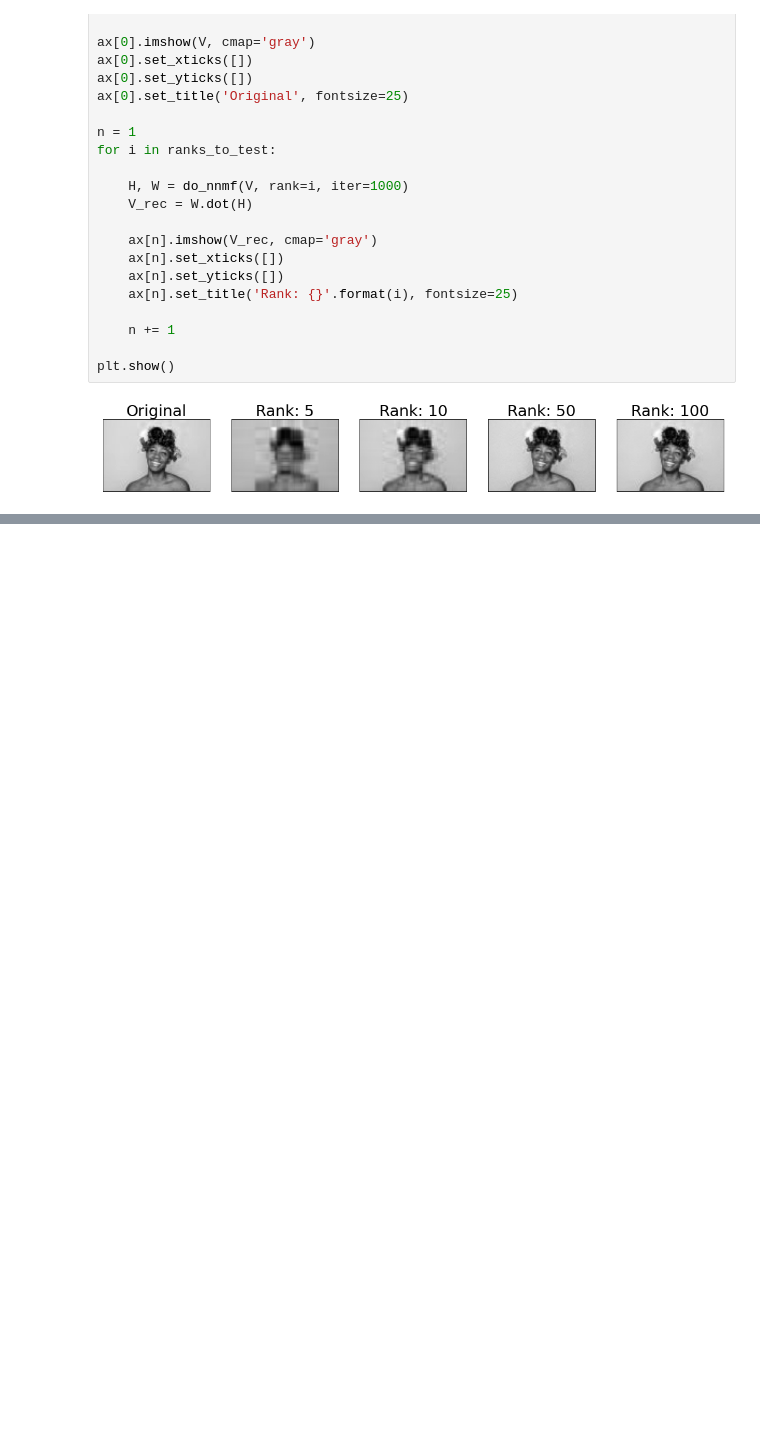
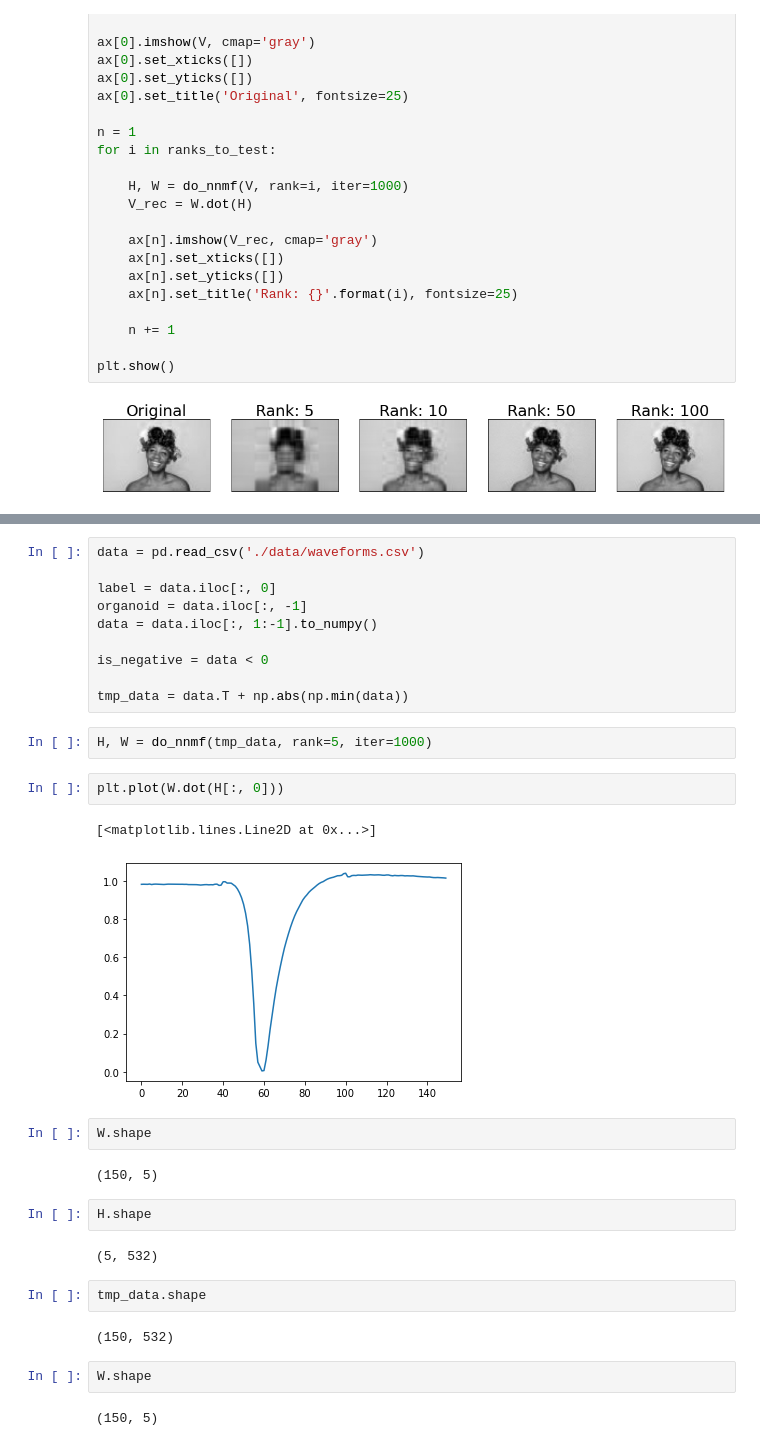
Before and after one commit to akcarsten/Non_Negative_Matrix_Factorization, a Jupyter notebook: Non_Negative_Matrix_Factorization.ipynb, the cells around one changed output, grey strips where cells are left out. Cells and saved outputs as stored; diff of their text form; blank space fills up the shorter version.

Commit message:
first version with spike data

```diff
--- a/Non_Negative_Matrix_Factorization.ipynb
+++ b/Non_Negative_Matrix_Factorization.ipynb
@@ -85,0 +88,33 @@ plt.show()
+# %%
+data = pd.read_csv('./data/waveforms.csv')
+
+label = data.iloc[:, 0]
+organoid = data.iloc[:, -1]
+data = data.iloc[:, 1:-1].to_numpy()
+
+is_negative = data < 0
+
+tmp_data = data.T + np.abs(np.min(data))
+# %%
+H, W = do_nnmf(tmp_data, rank=5, iter=1000)
+# %%
+plt.plot(W.dot(H[:, 0]))
+# %% [output]
+[<matplotlib.lines.Line2D at 0x...>]
+[figure, added]
+# %%
+W.shape
+# %% [output]
+(150, 5)
+# %%
+H.shape
+# %% [output]
+(5, 532)
+# %%
+tmp_data.shape
+# %% [output]
+(150, 532)
+# %%
+W.shape
+# %% [output]
+(150, 5)
```
Also changed, not shown: parts of 4 cells of this notebook, 1 other file.
